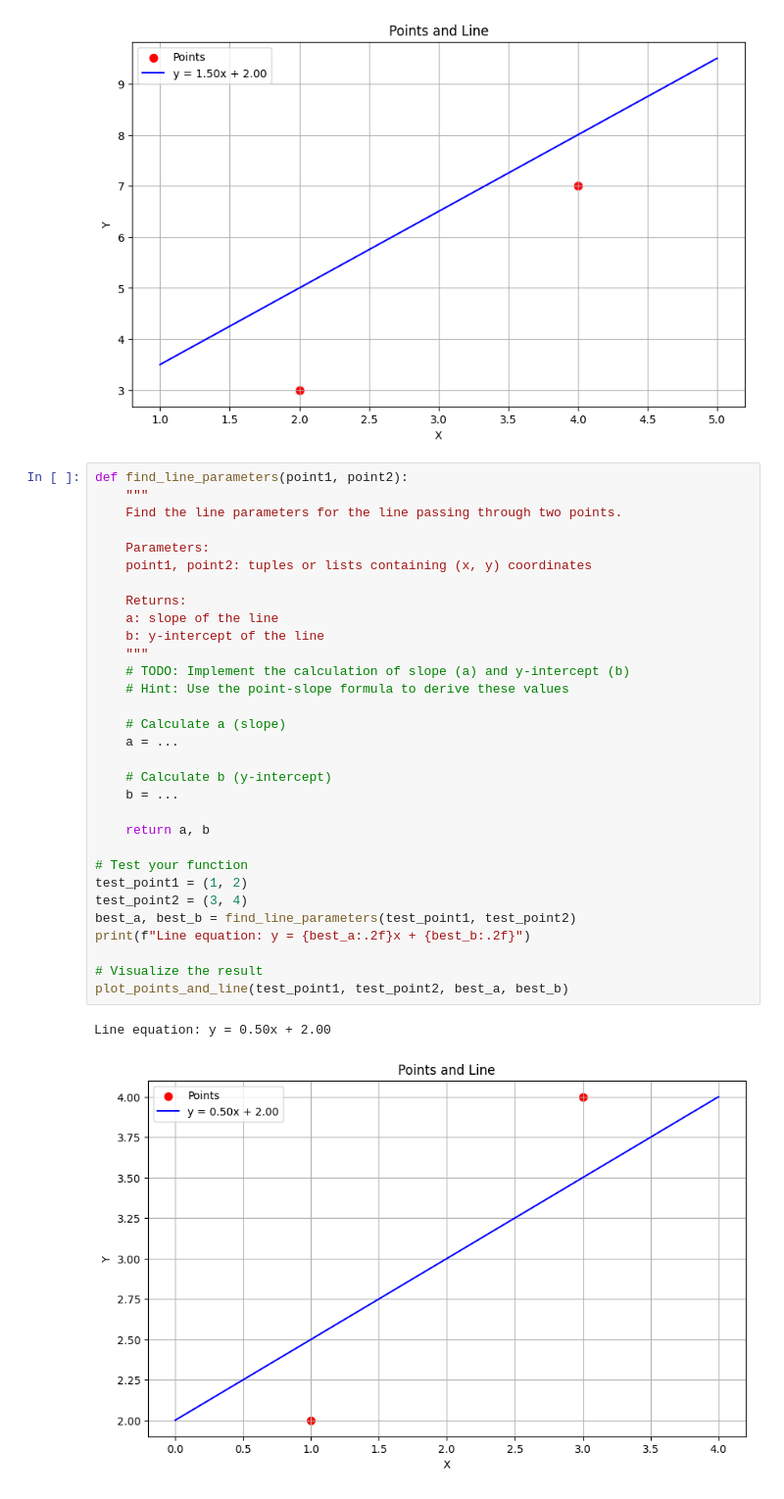
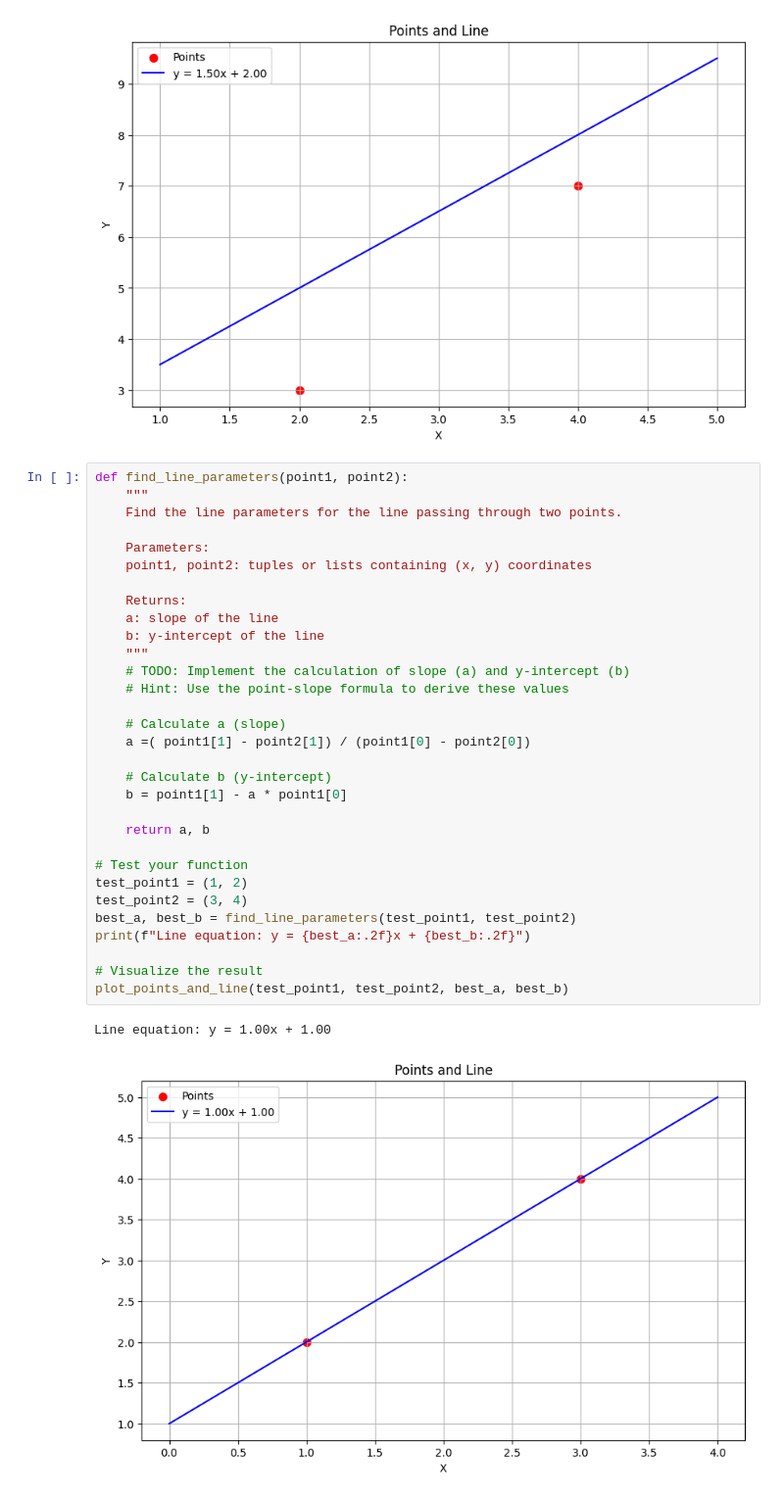
Before and after one commit to ibrhr/colab-notebooks, a Jupyter notebook: NumPy_Linear_Transformations.ipynb, the cells around one changed output. Shown: that part at 98% size. Drawn from its saved outputs; the diff is of its cells as text.

```diff
--- a/NumPy_Linear_Transformations.ipynb
+++ b/NumPy_Linear_Transformations.ipynb
@@ -160,34 +176,34 @@ plot_points_and_line(point1, point2, a, b)
 # %%
 def find_line_parameters(point1, point2):
     """
     Find the line parameters for the line passing through two points.
 
     Parameters:
     point1, point2: tuples or lists containing (x, y) coordinates
 
     Returns:
     a: slope of the line
     b: y-intercept of the line
     """
     # TODO: Implement the calculation of slope (a) and y-intercept (b)
     # Hint: Use the point-slope formula to derive these values
 
     # Calculate a (slope)
-    a = ...
+    a =( point1[1] - point2[1]) / (point1[0] - point2[0])
 
     # Calculate b (y-intercept)
-    b = ...
+    b = point1[1] - a * point1[0]
 
     return a, b
 
 # Test your function
 test_point1 = (1, 2)
 test_point2 = (3, 4)
 best_a, best_b = find_line_parameters(test_point1, test_point2)
 print(f"Line equation: y = {best_a:.2f}x + {best_b:.2f}")
 
 # Visualize the result
 plot_points_and_line(test_point1, test_point2, best_a, best_b)
 # %% [output]
-Line equation: y = 0.50x + 2.00
+Line equation: y = 1.00x + 1.00
-[figure, old version]
+[figure, new version]
```
Also changed, not shown: parts of 4 cells of this notebook.
